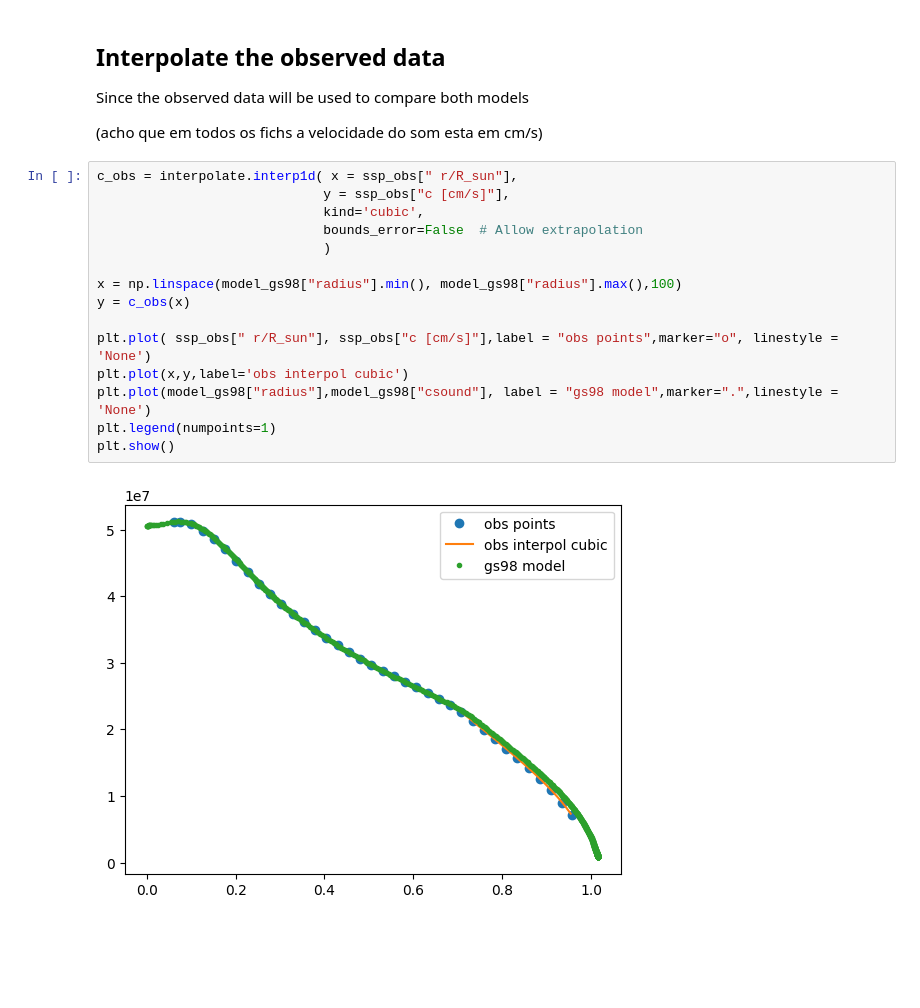
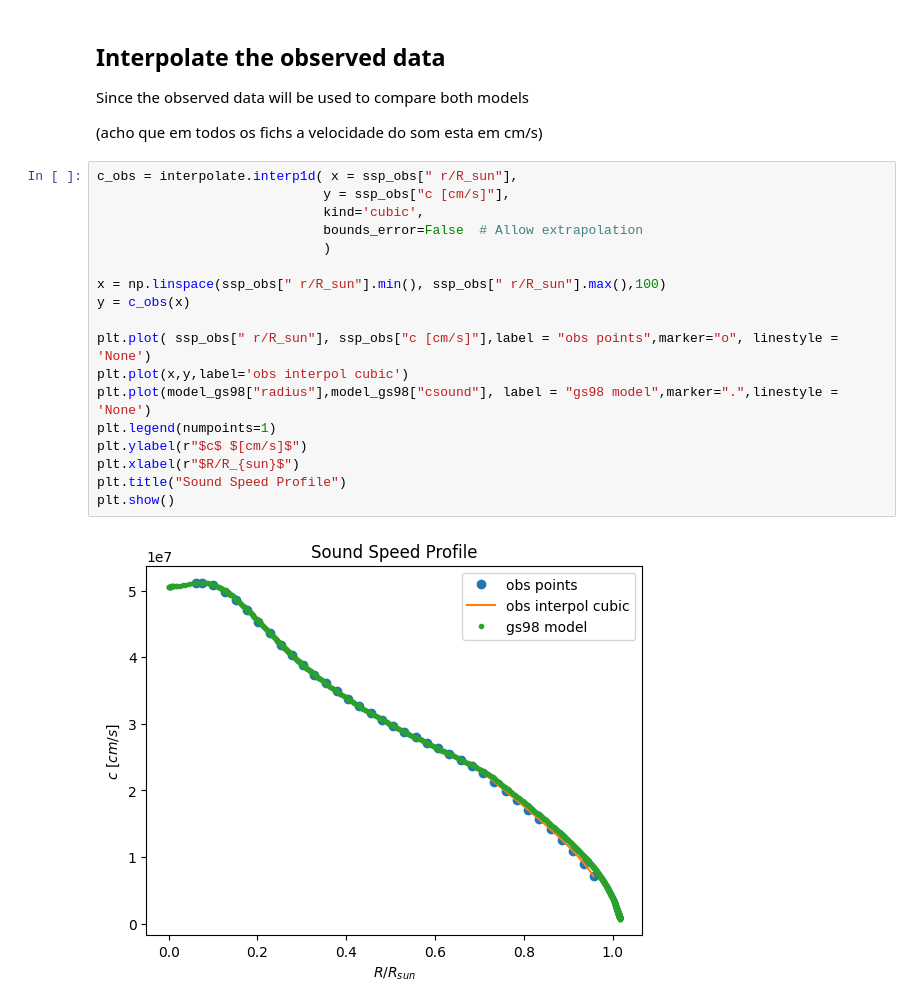
Before and after one commit to inesgpinto/stellar, a Jupyter notebook: mycode/part1.ipynb, the cells around one changed output. Saved outputs shown, nothing was run; the diff lists cells and outputs as text; blank space fills up the shorter version.

Commit message:
sound speed profile and comparison done

```diff
--- a/mycode/part1.ipynb
+++ b/mycode/part1.ipynb
@@ -27,17 +27,20 @@ Since the observed data will be used to compare both models
 # %%
 c_obs = interpolate.interp1d( x = ssp_obs[" r/R_sun"],
                              y = ssp_obs["c [cm/s]"],
                              kind='cubic',
                              bounds_error=False  # Allow extrapolation
                              )
 
-x = np.linspace(model_gs98["radius"].min(), model_gs98["radius"].max(),100)
+x = np.linspace(ssp_obs[" r/R_sun"].min(), ssp_obs[" r/R_sun"].max(),100)
 y = c_obs(x)
 
 plt.plot( ssp_obs[" r/R_sun"], ssp_obs["c [cm/s]"],label = "obs points",marker="o", linestyle = 'None')
 plt.plot(x,y,label='obs interpol cubic')
 plt.plot(model_gs98["radius"],model_gs98["csound"], label = "gs98 model",marker=".",linestyle = 'None')
 plt.legend(numpoints=1)
+plt.ylabel(r"$c$ $[cm/s]$")
+plt.xlabel(r"$R/R_{sun}$")
+plt.title("Sound Speed Profile")
 plt.show()
 # %% [output]
-[figure, old version]
+[figure, new version]
```
Also changed, not shown: parts of 4 cells of this notebook.
